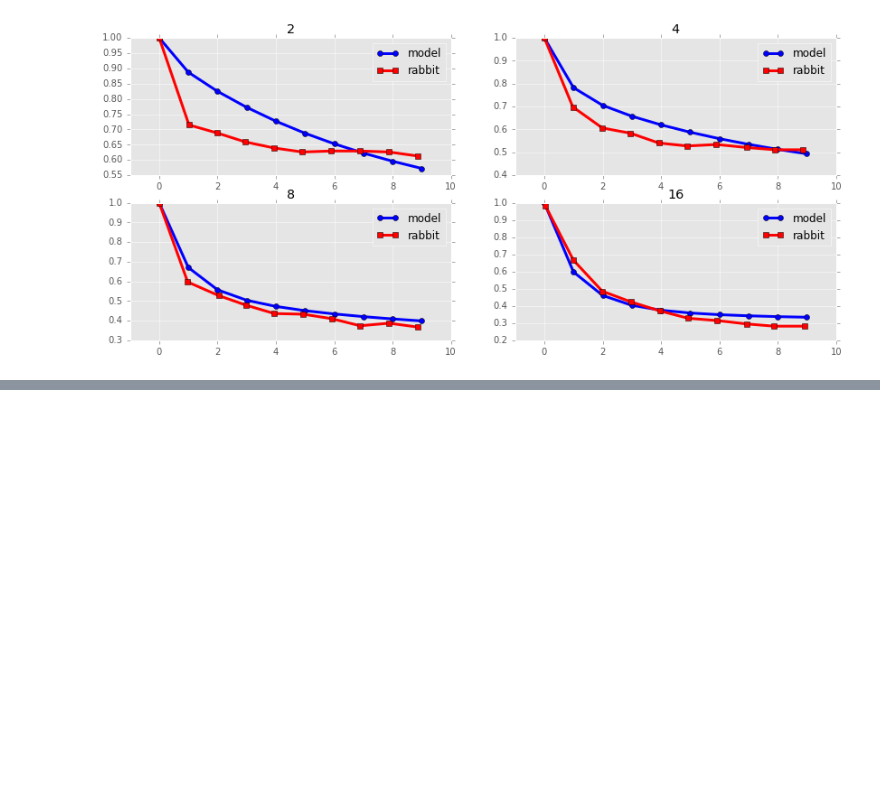
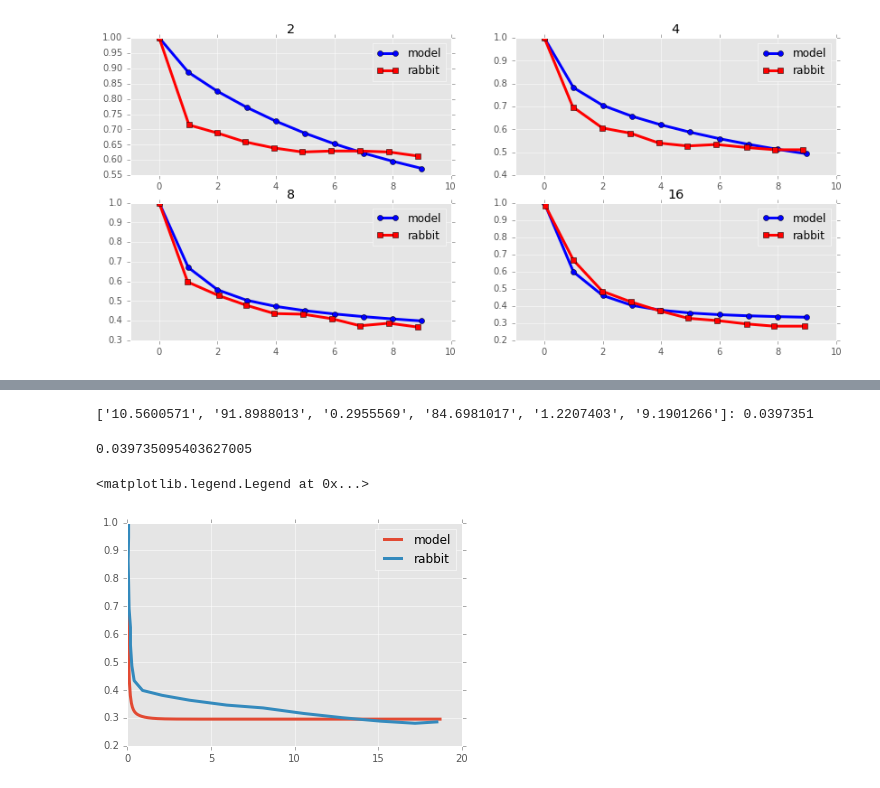
Before and after one commit to mbeyeler/pulse2percept, a Jupyter notebook: examples/notebooks/2.0-freeman2011-fit.ipynb, the cells around one changed output, grey strips where cells are left out. Cells and saved outputs as stored; diff of their text form; code cells hidden in the pictures; blank space fills up the shorter version.

```diff
--- a/examples/notebooks/2.0-freeman2011-fit.ipynb
+++ b/examples/notebooks/2.0-freeman2011-fit.ipynb
@@ -266,7 +277,7 @@ print(res)
          1.22074025,   9.19012656])
 # %%
 test_freqs = [2, 4, 8, 16]
-model = run_model(res.x, implant, retina, test_freqs)
+model = run_exp1(res.x, implant, retina, test_freqs)
 # %%
 cond = str(test_freqs[0])
 
@@ -350,0 +376,32 @@ for i, freq in enumerate(test_freqs):
+# %%
+def run_exp2(x, model):
+    [k1, k2, a, b, c, d] = x
+    pdur = 1.0 / 1000
+    amp = 1
+    freq = 16.0
+    num_pulses = 300
+
+    gcr = model['gcr']
+    tsample = gcr.tsample
+
+    exp2 = dict()
+    stim = e2cm.Psycho2Pulsetrain(tsample, freq=freq, amp=amp, dur=float(num_pulses) / freq,
+                                  pulse_dur=pdur, interphase_dur=0,
+                                  pulsetype='cathodicfirst',
+                                  delay=20.0 / 1000)
+    mov = gcr.model_cascade(stim)
+    exp2['gcr'] = gcr
+    exp2['mov'] = mov
+
+    resp = np.squeeze(mov.data)
+    freq_size = int(resp.size / float(num_pulses))
+    peaks = []
+    for f in range(num_pulses):
+        slc = resp[f*freq_size: (f + 1) * freq_size]
+        peaks.append(slc.max())
+
+    exp2['t_resp'] = np.arange(num_pulses) / freq
+    exp2['resp'] = peaks
+    exp2['norm_resp'] = peaks / (peaks[0] + np.finfo(float).eps)
+
+    return exp2
@@ -350,0 +423,15 @@ for i, freq in enumerate(test_freqs):
+# %%
+mse_model_exp2(res.x, freeman)
+# %% [output]
+['10.5600571', '91.8988013', '0.2955569', '84.6981017', '1.2207403', '9.1901266']: 0.0397351
+0.039735095403627005
+# %%
+model = get_model(res.x)
+exp2 = run_exp2(res.x, model)
+# %%
+plt.plot(exp2['t_resp'], exp2['resp'], linewidth=3, label='model')
+plt.plot(freeman['long_term'][:, 0], freeman['long_term'][:, 1] / freeman['long_term'][0, 1], linewidth=3, label='rabbit')
+plt.legend()
+# %% [output]
+<matplotlib.legend.Legend at 0x...>
+[figure, added]
```
Also changed, not shown: parts of 9 cells of this notebook, 1 other file.
